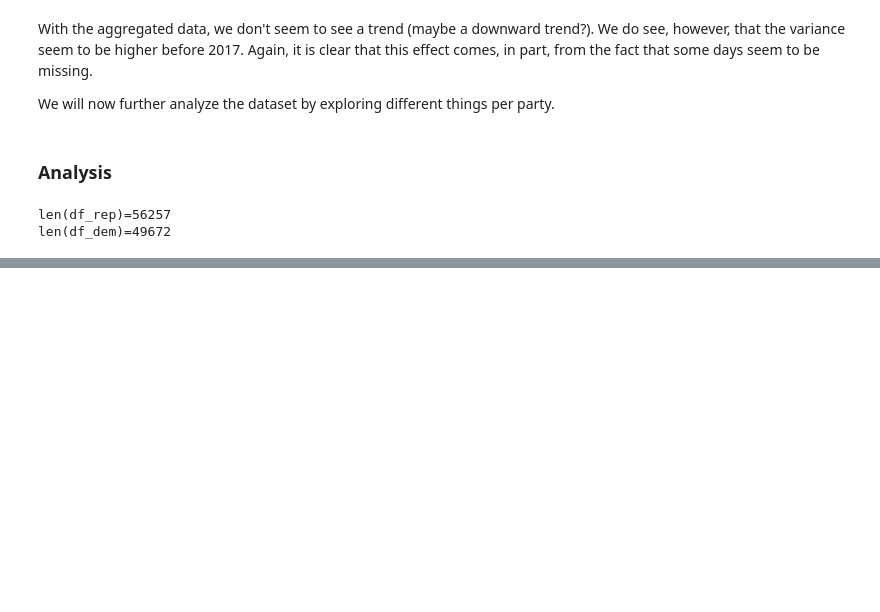
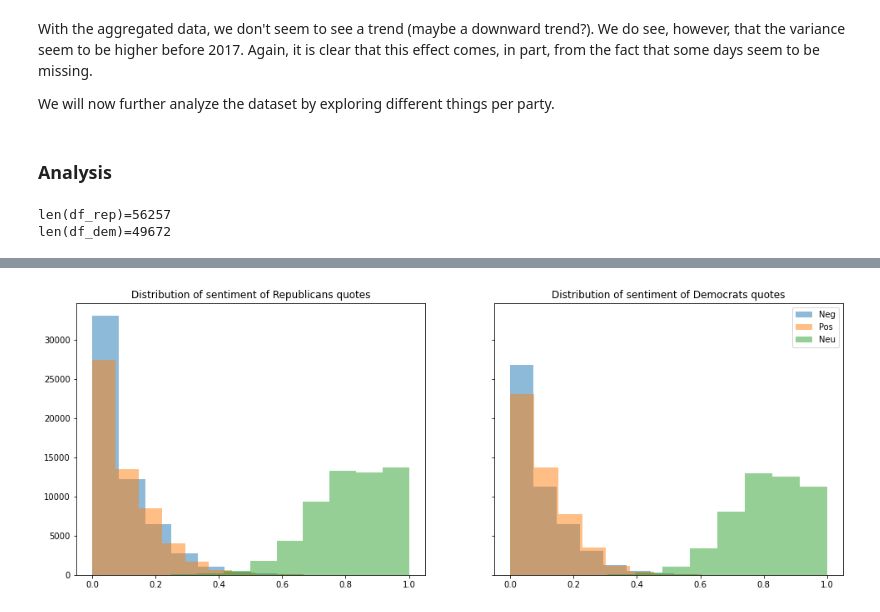
Before and after one commit to epfl-ada/ada-2021-project-apa, a Jupyter notebook: sentiment_eda.ipynb, the cells around one changed output, grey strips where cells are left out. Saved outputs shown, nothing was run; the diff lists cells and outputs as text; code cells hidden in the pictures; blank space fills up the shorter version.

Commit message:
'Analysis work, graphs'

```diff
--- a/sentiment_eda.ipynb
+++ b/sentiment_eda.ipynb
@@ -230,3 +235,34 @@ print(f"{len(df_dem)=}")
 # %% [output]
 len(df_rep)=56257
 len(df_dem)=49672
+# %%
+### Need to get the file directly from extract data btw
+
+politicians_filepath = os.path.join(RESOURCES_PATH, "new_congress_biolist.json")
+politicians_df = pd.read_json(politicians_filepath)
+
+# Subsets by parties
+subset_democrats = df[df['parties'] == "Democrat"]
+subset_republicans = df[df['parties'] == "Republican"]
+
+# Get the list of Republicans and Democrats
+names_democrats = politicians_df[politicians_df['parties'] == 'Democrat']["speaker"].tolist()
+names_republicans = politicians_df[politicians_df['parties'] == 'Republican']["speaker"].tolist()
+
+# Ensure that all quotes are in lowercase
+subset_democrats.loc[:, "quotation"] = subset_democrats["quotation"].str.lower()
+subset_republicans.loc[:, "quotation"] = subset_republicans["quotation"].str.lower()
+
+# Create full lists that we want to match against
+list_rep = names_republicans + ['republicans?']
+pattern_list_rep = '|'.join(list_rep)
+
+list_dem = names_democrats + ['democrats?']
+pattern_list_dem = '|'.join(list_dem)
+
+# Drop rows with those who don't have any quotes (no speaker detected)
+subset_democrats = subset_democrats.dropna(subset=['quotation'])
+subset_republicans = subset_republicans.dropna(subset=['quotation'])
+
+demo_quotes_abt_rep = subset_democrats[subset_democrats['quotation'].str.contains(pattern_list_rep)]
+rep_quotes_abt_demo = subset_republicans[subset_republicans['quotation'].str.contains(pattern_list_dem)]
@@ -232,0 +279,16 @@ len(df_dem)=49672
+# %%
+fig, axes = plt.subplots(1, 2, sharey=True, figsize=(16.5,6))
+# Overall distribution of republicans quotes sentiment
+labels = ['neg','pos', 'neu'];
+axes[0].hist(rep_quotes_abt_demo['neg'], alpha=0.5);
+axes[0].hist(rep_quotes_abt_demo['pos'], alpha=0.5);
+axes[0].hist(rep_quotes_abt_demo['neu'], alpha=0.5);
+axes[0].set_title('Distribution of sentiment of Republicans quotes');
+axes[1].hist(demo_quotes_abt_rep['neg'], alpha=0.5);
+axes[1].hist(demo_quotes_abt_rep['pos'], alpha=0.5);
+axes[1].hist(demo_quotes_abt_rep['neu'], alpha=0.5);
+labels = ['Neg','Pos', 'Neu'];
+axes[1].set_title('Distribution of sentiment of Democrats quotes');
+plt.legend(labels);
+# %% [output]
+[figure, added]
```
Also changed, not shown: parts of 10 cells of this notebook, 12 other files.
